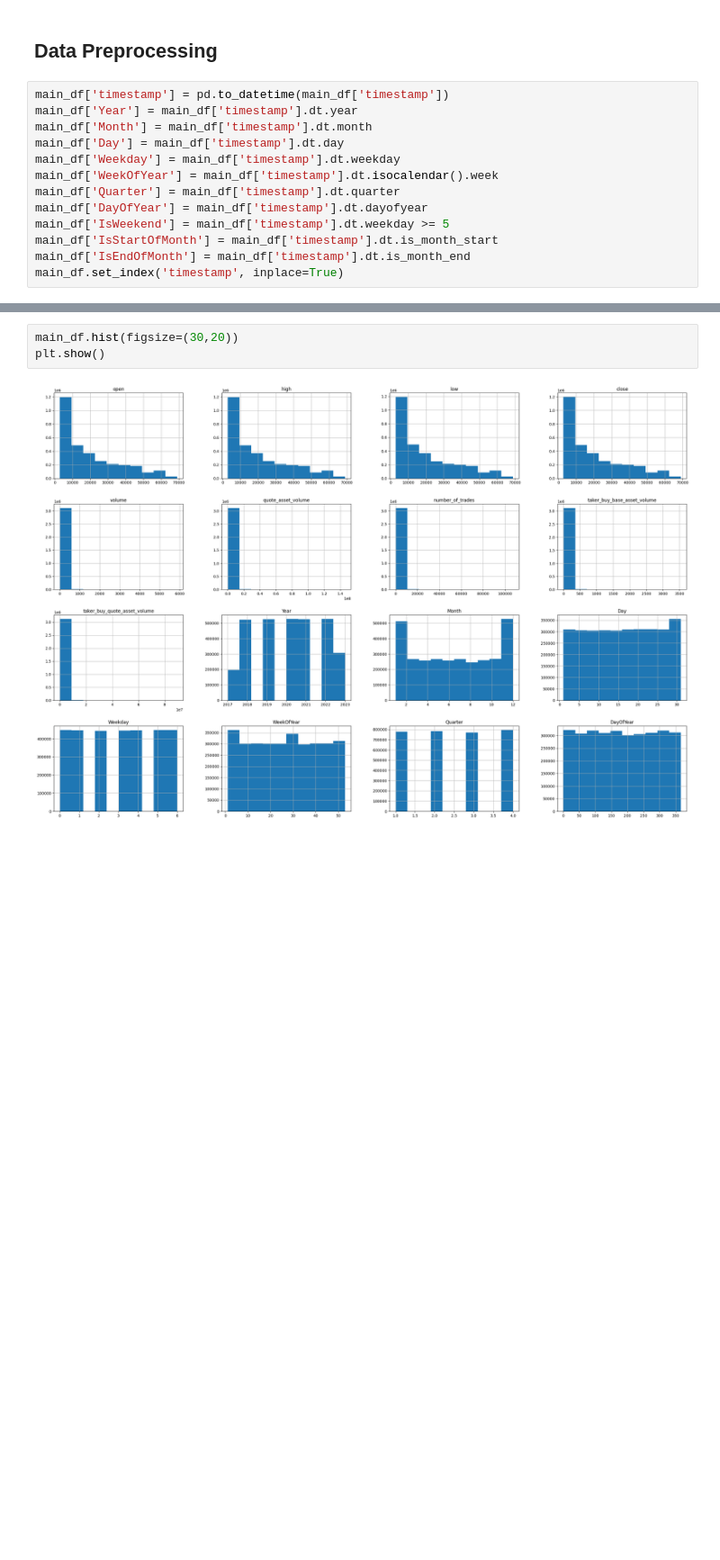
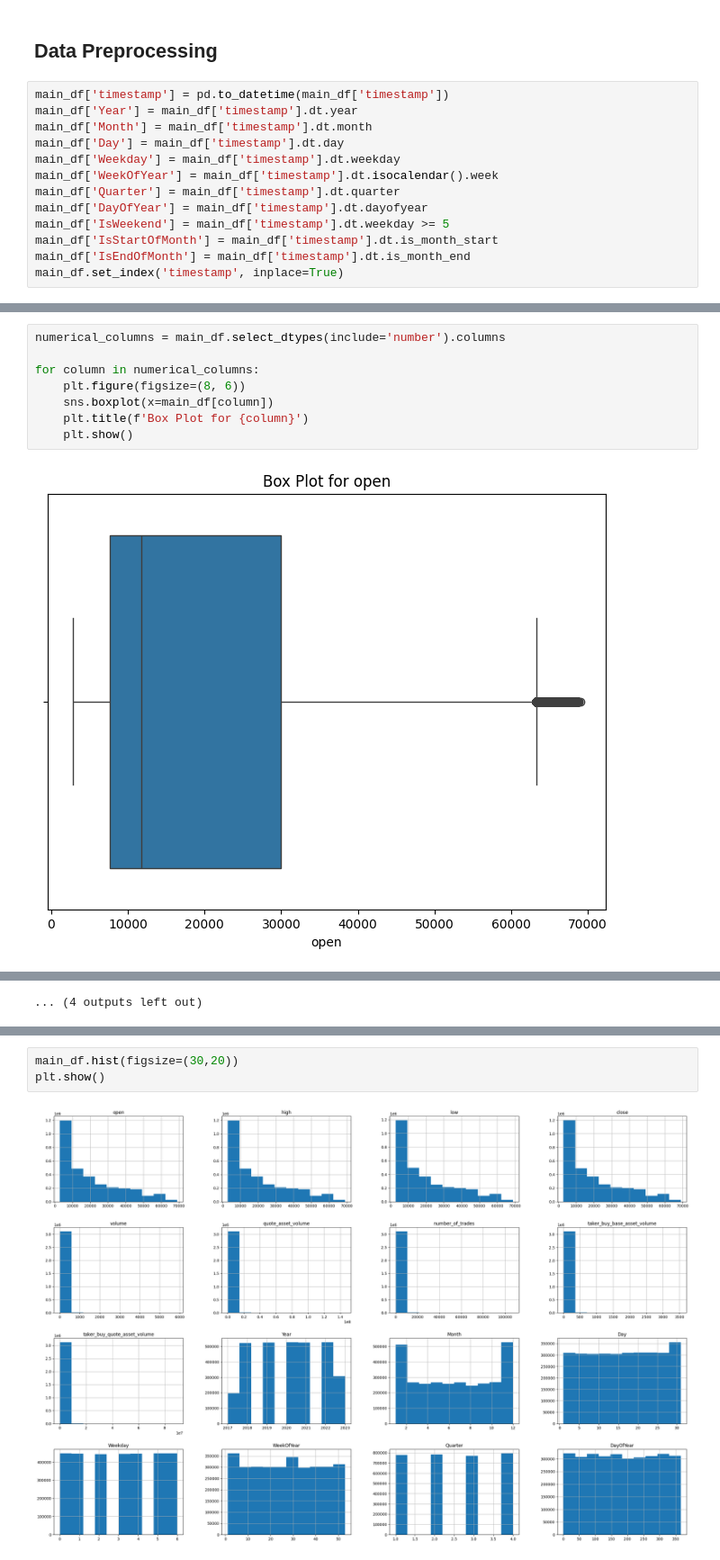
Before and after one commit to Aboodtt404/ML-Bitcoin-Prediction, a Jupyter notebook: bitcoin-2017-to-2023.ipynb, the cells around one changed output, grey strips where cells are left out. Shown at 90% size. Saved outputs shown, nothing was run; the diff lists cells and outputs as text; blank space fills up the shorter version.

```diff
--- a/bitcoin-2017-to-2023.ipynb
+++ b/bitcoin-2017-to-2023.ipynb
@@ -160,0 +165,10 @@ main_df.sample(1)
+# %%
+numerical_columns = main_df.select_dtypes(include='number').columns
+
+for column in numerical_columns:
+    plt.figure(figsize=(8, 6))
+    sns.boxplot(x=main_df[column])
+    plt.title(f'Box Plot for {column}')
+    plt.show()
+# %% [output]
+[figure, added]
@@ -160,0 +186 @@ main_df.sample(1)
+... (4 outputs left out)
```
Also changed, not shown: parts of 13 cells of this notebook.
